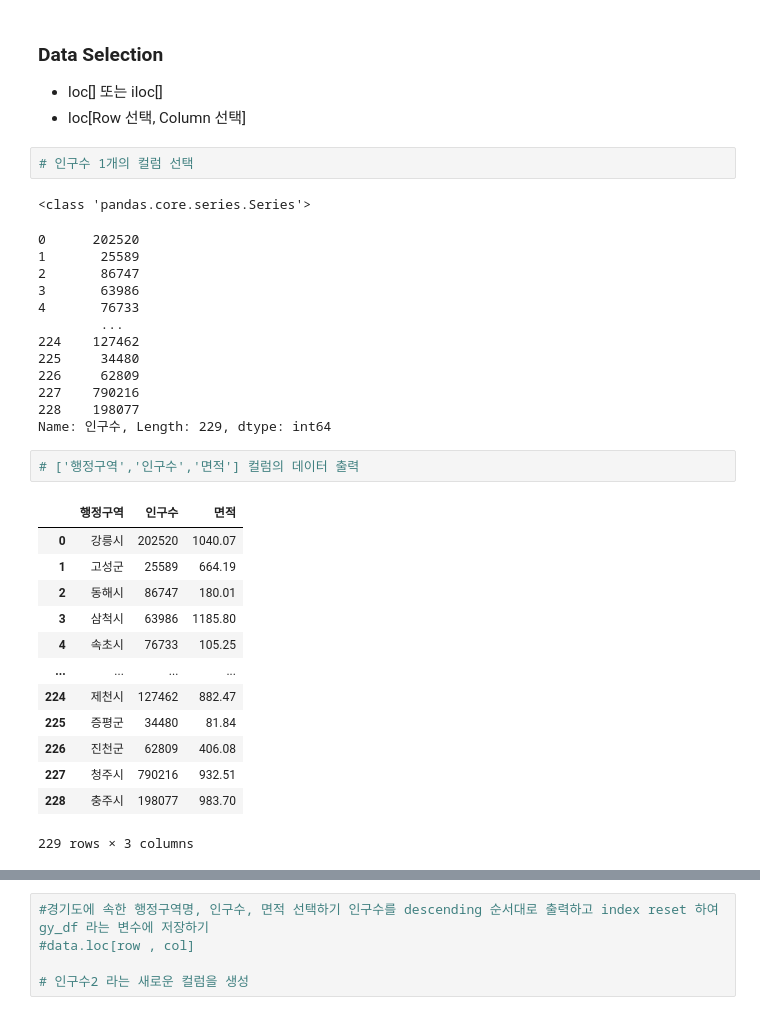
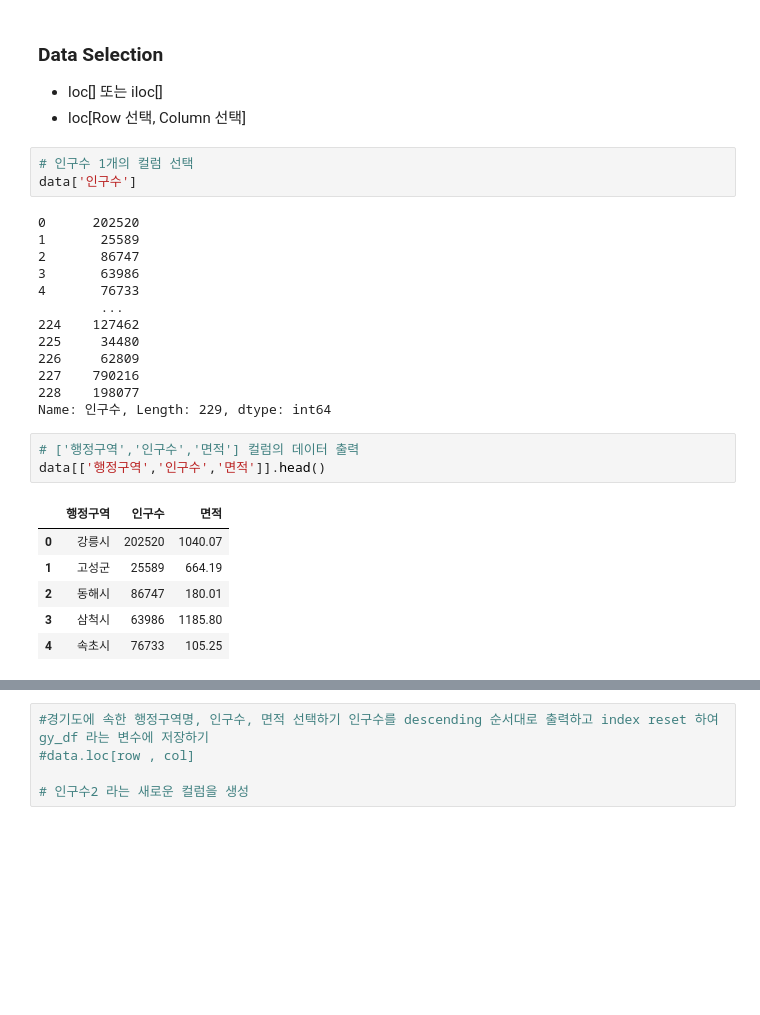
Before and after one commit to sehuikim02/Python_Webscraping_Analysis, a Jupyter notebook: 03-1.행정구역정보_분석과시각화.ipynb, the cells around one changed output, grey strips where cells are left out. Saved outputs shown, nothing was run; the diff lists cells and outputs as text; blank space fills up the shorter version.

```diff
--- a/03-1.행정구역정보_분석과시각화.ipynb
+++ b/03-1.행정구역정보_분석과시각화.ipynb
@@ -220,35 +224,29 @@ data.loc[data['광역시도'] == '경기도', '인구수':'행정구역'].reset_
 * loc[Row 선택, Column 선택]
 # %%
 # 인구수 1개의 컬럼 선택
+data['인구수']
 # %% [output]
-<class 'pandas.core.series.Series'>
+0      202520
+1       25589
+2       86747
+3       63986
+4       76733
+        ...
+224    127462
+225     34480
+226     62809
+227    790216
+228    198077
+Name: 인구수, Length: 229, dtype: int64
-0      202520
-1       25589
-2       86747
-3       63986
-4       76733
-        ...
-224    127462
-225     34480
-226     62809
-227    790216
-228    198077
-Name: 인구수, Length: 229, dtype: int64
 # %%
 # ['행정구역','인구수','면적'] 컬럼의 데이터 출력
+data[['행정구역','인구수','면적']].head()
 # %% [output]
 |  | 행정구역 | 인구수 | 면적 |
 | 0 | 강릉시 | 202520 | 1040.07 |
 | 1 | 고성군 | 25589 | 664.19 |
 | 2 | 동해시 | 86747 | 180.01 |
 | 3 | 삼척시 | 63986 | 1185.80 |
 | 4 | 속초시 | 76733 | 105.25 |
-| ... | ... | ... | ... |
-| 224 | 제천시 | 127462 | 882.47 |
-| 225 | 증평군 | 34480 | 81.84 |
-| 226 | 진천군 | 62809 | 406.08 |
-| 227 | 청주시 | 790216 | 932.51 |
-| 228 | 충주시 | 198077 | 983.70 |
-229 rows × 3 columns
 # %%
 # 인구수 컬럼의 집계함수
```
Also changed, not shown: parts of 13 cells of this notebook, 1 other file.
